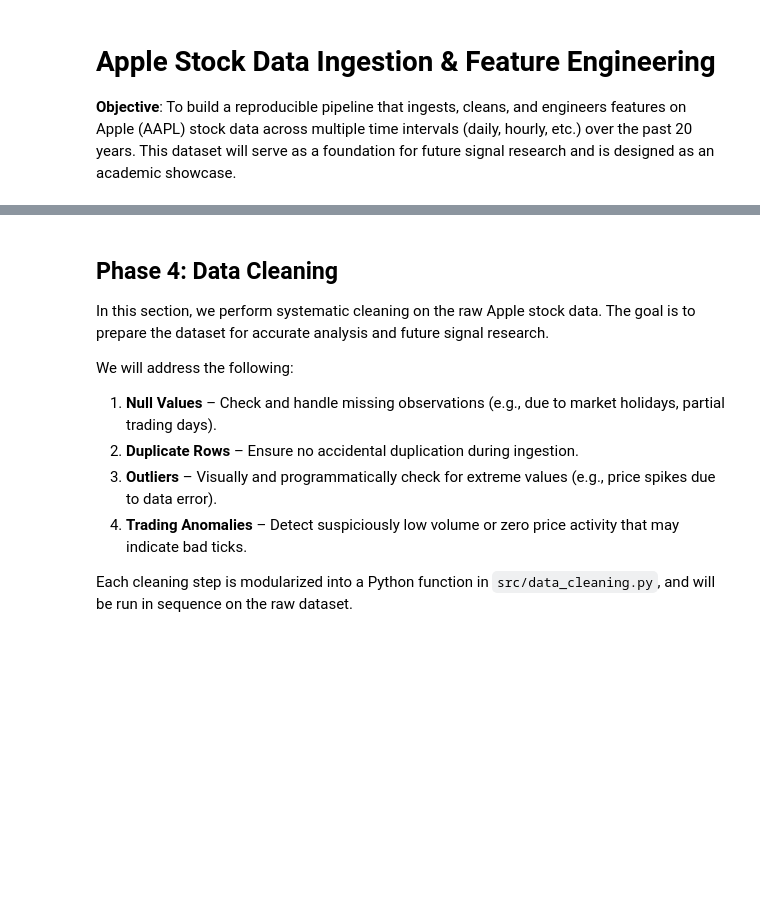
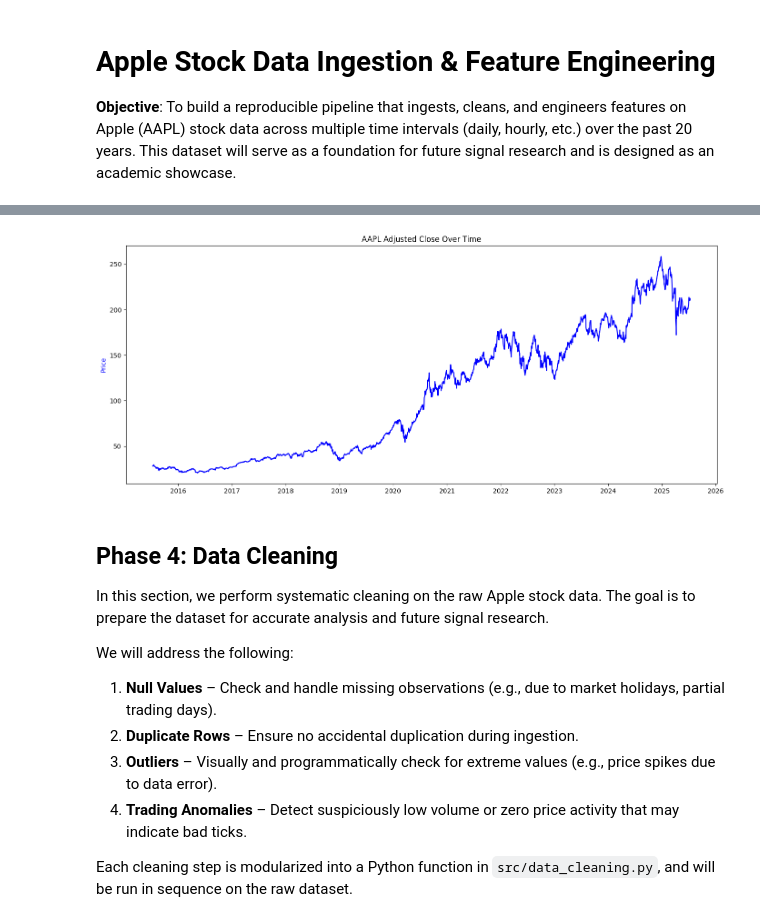
Before and after one commit to Soaps1/quant, a Jupyter notebook: July 2025/data-ingestion/test-07092025.ipynb, the cells around one changed output, grey strips where cells are left out. Drawn from its saved outputs; the diff is of its cells as text; code cells hidden in the pictures; blank space fills up the shorter version.

```diff
--- a/July 2025/data-ingestion/test-07092025.ipynb
+++ b/July 2025/data-ingestion/test-07092025.ipynb
@@ -28,3 +77,20 @@ df_daily.tail()
+# %%
+# Plots price and volume over time
+def plot_price_volume(df, ticker="AAPL"):
+
+    fig, ax1 = plt.subplots(figsize=(14, 6))
+
+    ax1.set_title(f"{ticker} Adjusted Close Over Time")
+    ax1.plot(df.index, df["Close"], color="blue", label="Adj Close")
+    ax1.set_ylabel("Price", color="blue")
+
+    fig.tight_layout()
+    plt.show()
+# %%
+# Visual inspection
+plot_price_volume(df)
+# %% [output]
+[figure, added]
 # %% [markdown]
 ## Phase 4: Data Cleaning
 
```
Also changed, not shown: parts of 11 cells of this notebook.
